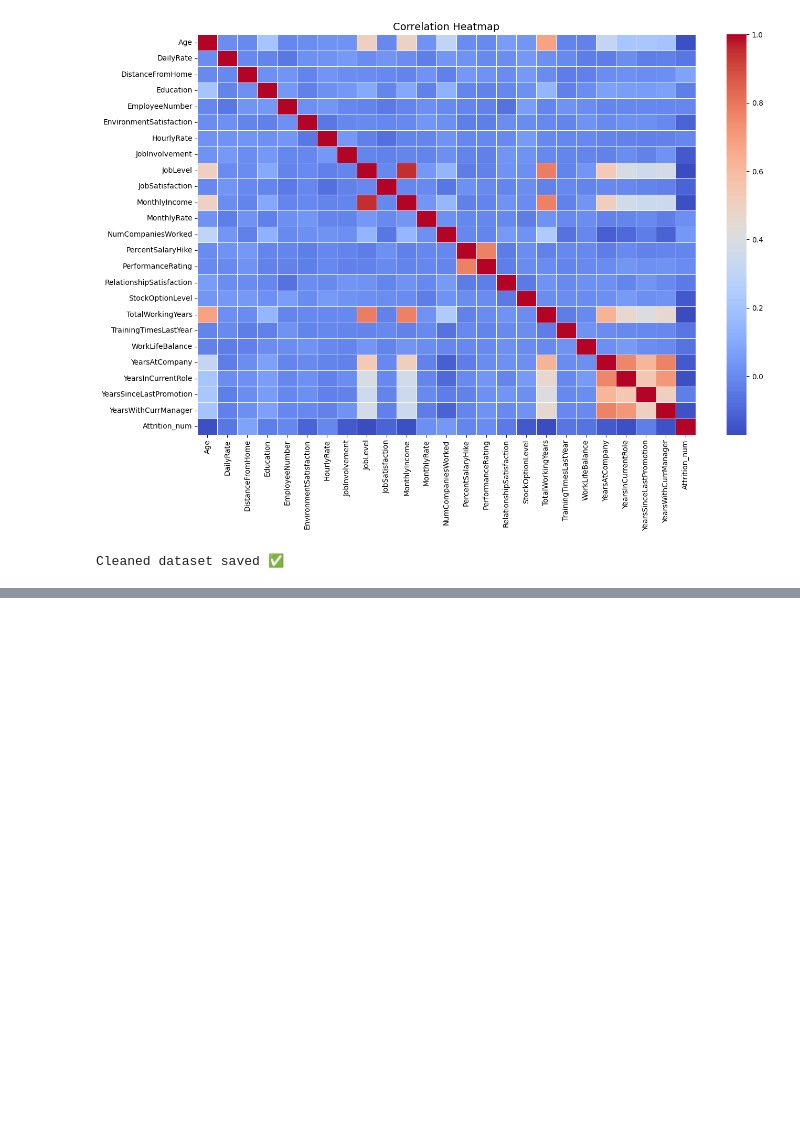
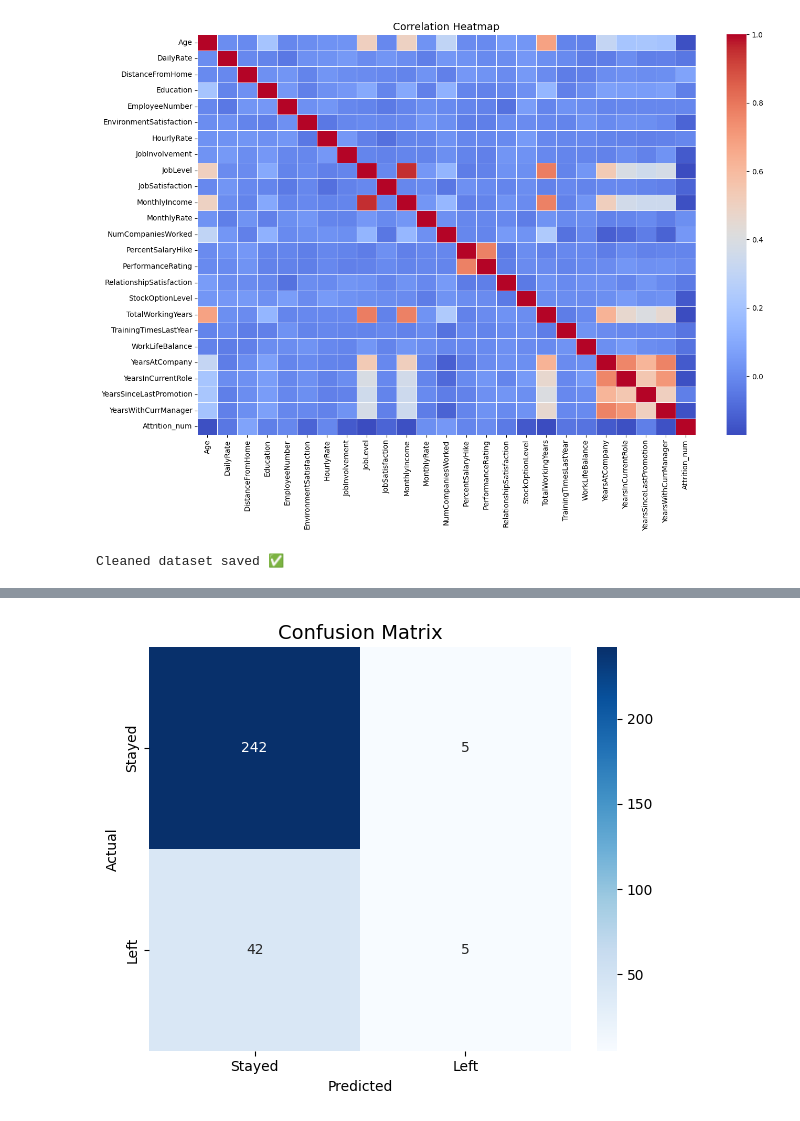
Before and after one commit to anshisharma9472-ops/hr-analytics-attrition, a Jupyter notebook: hr_analytics_eda_and_model.ipynb, the cells around one changed output, grey strips where cells are left out. Cells and saved outputs as stored; diff of their text form; code cells hidden in the pictures; blank space fills up the shorter version.

Commit message:
Add Day 3 - ML attrition prediction model

```diff
--- a/hr_analytics_eda_and_model.ipynb
+++ b/hr_analytics_eda_and_model.ipynb
@@ -210,0 +244,6 @@ Cleaned dataset saved ✅
+# %%
+X = df_model.drop(columns=['Attrition_num'])
+y = df_model['Attrition_num']
+
+print("Features:", X.shape[1])
+print("Target distribution:\n", y.value_counts())
@@ -210,0 +257,7 @@ Cleaned dataset saved ✅
+# %%
+X_train, X_test, y_train, y_test = train_test_split(
+    X, y, test_size=0.2, random_state=42, stratify=y
+)
+
+print("Train size:", X_train.shape[0])
+print("Test size:", X_test.shape[0])
@@ -210,0 +267,5 @@ Cleaned dataset saved ✅
+# %%
+rf_model = RandomForestClassifier(n_estimators=100, random_state=42, class_weight='balanced')
+rf_model.fit(X_train, y_train)
+
+print("Model trained ✅")
@@ -210,0 +274,7 @@ Cleaned dataset saved ✅
+# %%
+y_pred = rf_model.predict(X_test)
+
+print("Accuracy:", round(accuracy_score(y_test, y_pred) * 100, 2), "%")
+print("ROC-AUC Score:", round(roc_auc_score(y_test, y_pred), 3))
+print("\nClassification Report:")
+print(classification_report(y_test, y_pred))
@@ -210,0 +294,14 @@ Cleaned dataset saved ✅
+# %%
+plt.figure(figsize=(6, 5))
+cm = confusion_matrix(y_test, y_pred)
+sns.heatmap(cm, annot=True, fmt='d', cmap='Blues',
+            xticklabels=['Stayed', 'Left'],
+            yticklabels=['Stayed', 'Left'])
+plt.title('Confusion Matrix', fontsize=14)
+plt.ylabel('Actual')
+plt.xlabel('Predicted')
+plt.tight_layout()
+plt.savefig('confusion_matrix.png', dpi=150)
+plt.show()
+# %% [output]
+[figure, added]
```
Also changed, not shown: parts of 9 cells of this notebook.
